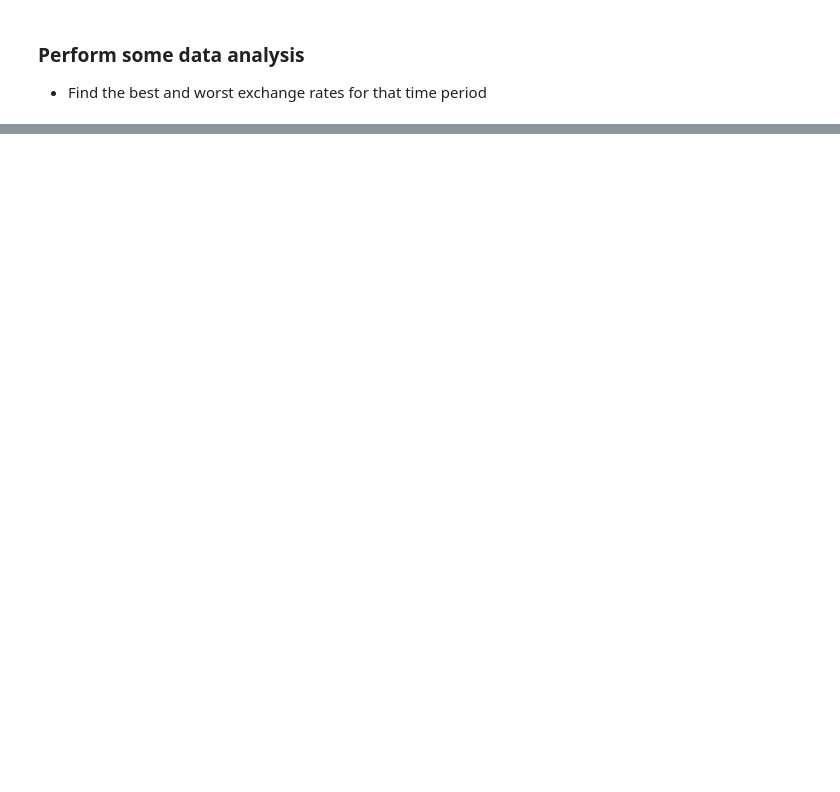
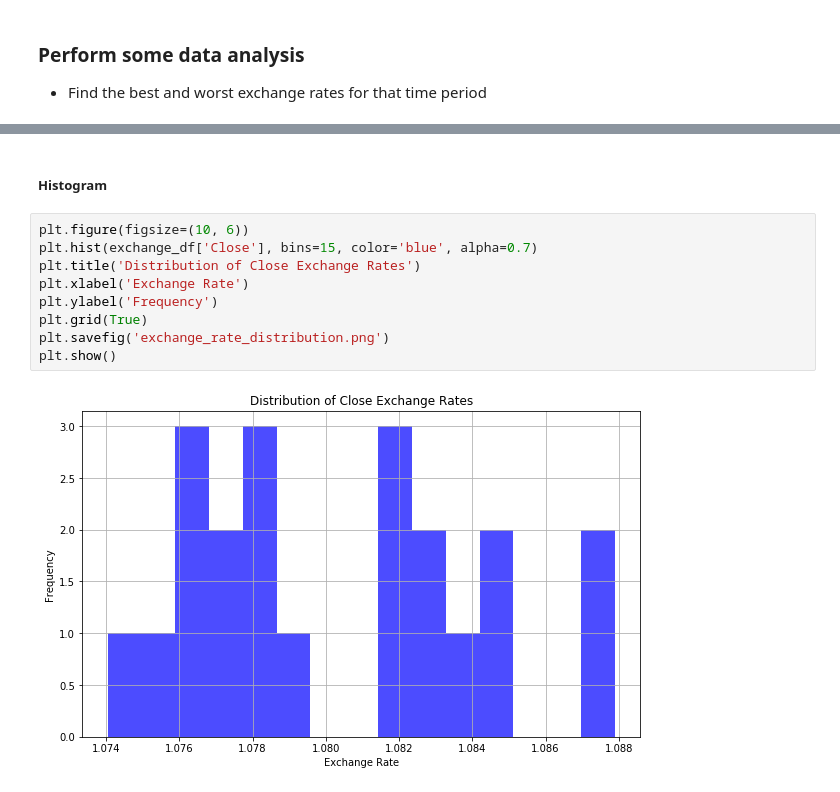
Before and after one commit to MaliHb/exchange-rates-analysis, a Jupyter notebook: exchange_rates_analysis.ipynb, the cells around one changed output, grey strips where cells are left out. Cells and saved outputs as stored; diff of their text form; blank space fills up the shorter version.

```diff
--- a/exchange_rates_analysis.ipynb
+++ b/exchange_rates_analysis.ipynb
@@ -154,0 +266,13 @@ print(f"Worst exchange rate ({worst_date}): {worst_rate}")
+# %% [markdown]
+##### Histogram
+# %%
+plt.figure(figsize=(10, 6))
+plt.hist(exchange_df['Close'], bins=15, color='blue', alpha=0.7)
+plt.title('Distribution of Close Exchange Rates')
+plt.xlabel('Exchange Rate')
+plt.ylabel('Frequency')
+plt.grid(True)
+plt.savefig('exchange_rate_distribution.png')
+plt.show()
+# %% [output]
+[figure, added]
```
Also changed, not shown: parts of 20 cells of this notebook, 1 other file.
